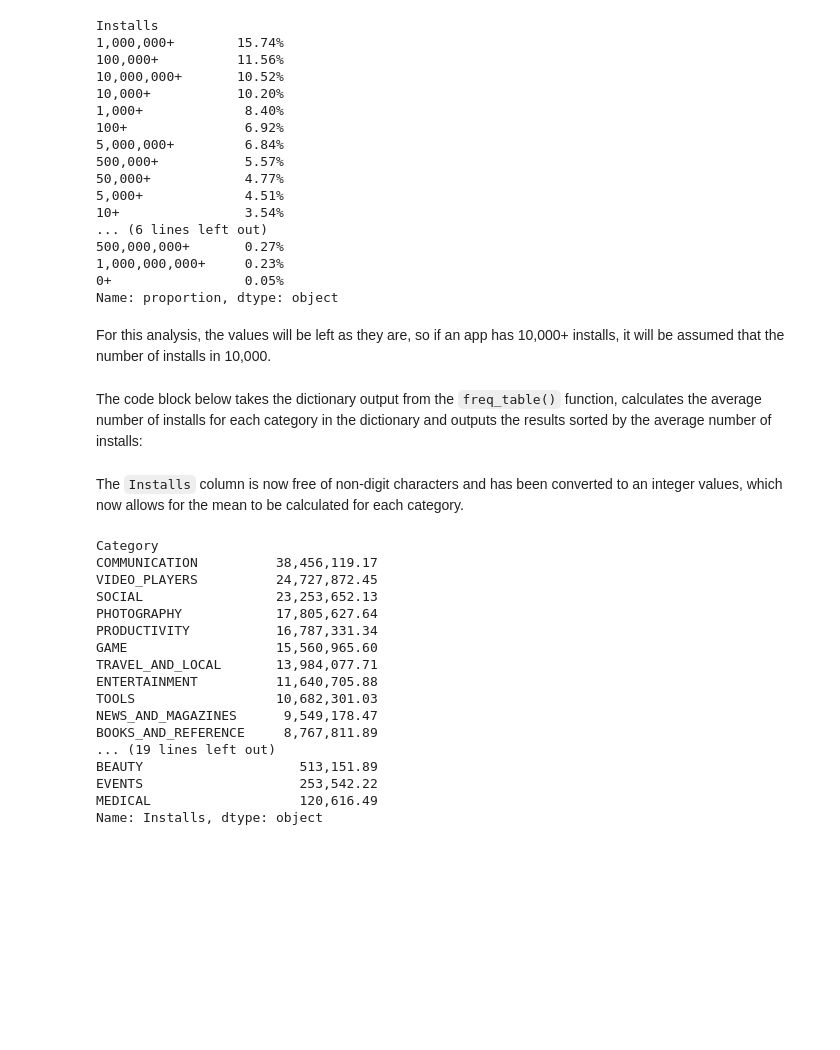
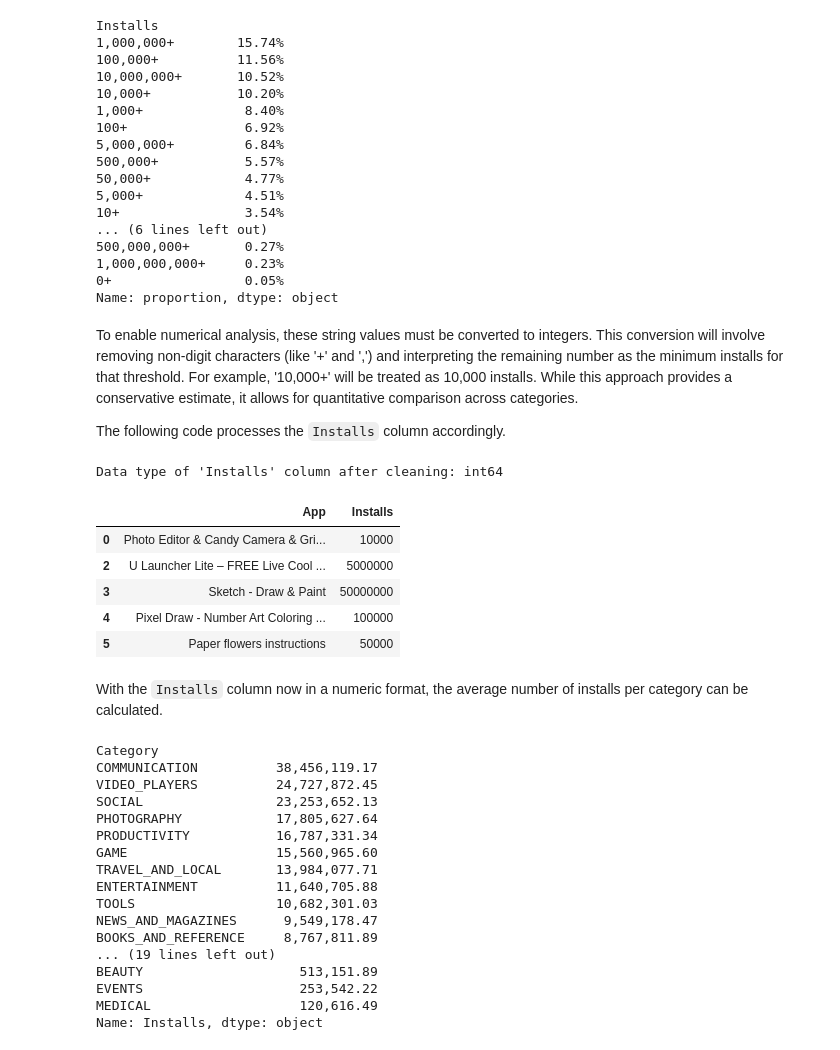
Before and after one commit to xjwllmsx/profitable-app-profiles, a Jupyter notebook: notebook/analysis.ipynb, the cells around one changed output. Saved outputs shown, nothing was run; the diff lists cells and outputs as text; code cells hidden in the pictures; blank space fills up the shorter version.

```diff
--- a/notebook/analysis.ipynb
+++ b/notebook/analysis.ipynb
@@ -724,14 +720,28 @@ Installs
 0+                 0.05%
 Name: proportion, dtype: object
 # %% [markdown]
-For this analysis, the values will be left as they are, so if an app has 10,000+ installs, it will be assumed that the number of installs in 10,000.
+To enable numerical analysis, these string values must be converted to integers. This conversion will involve removing non-digit characters (like '+' and ',') and interpreting the remaining number as the minimum installs for that threshold. For example, '10,000+' will be treated as 10,000 installs. While this approach provides a conservative estimate, it allows for quantitative comparison across categories.
+
+The following code processes the `Installs` column accordingly.
-# %% [markdown]
-The code block below takes the dictionary output from the `freq_table()` function, calculates the average number of installs for each category in the dictionary and outputs the results sorted by the average number of installs:
 # %%
-# Remove non-digit characters and convert values to int64 dtype
+# Clean the 'Installs' column: remove non-digits and convert to integer
 android_analytical_df["Installs"] = (
     android_analytical_df["Installs"].str.replace(r"\D", "", regex=True).astype("int64")
 )
+
+# Verify the data type and a sample of the cleaned 'Installs' column
+print(
+    f"Data type of 'Installs' column after cleaning: {android_analytical_df['Installs'].dtype}"
+)
+display(android_analytical_df[["App", "Installs"]].head())
+# %% [output]
+Data type of 'Installs' column after cleaning: int64
+|  | App | Installs |
+| 0 | Photo Editor & Candy Camera & Gri... | 10000 |
+| 2 | U Launcher Lite – FREE Live Cool ... | 5000000 |
+| 3 | Sketch - Draw & Paint | 50000000 |
+| 4 | Pixel Draw - Number Art Coloring ... | 100000 |
+| 5 | Paper flowers instructions | 50000 |
 # %% [markdown]
-The `Installs` column is now free of non-digit characters and has been converted to an integer values, which now allows for the mean to be calculated for each category.
+With the `Installs` column now in a numeric format, the average number of installs per category can be calculated.
 # %%
```
Also changed, not shown: parts of 37 cells of this notebook.
